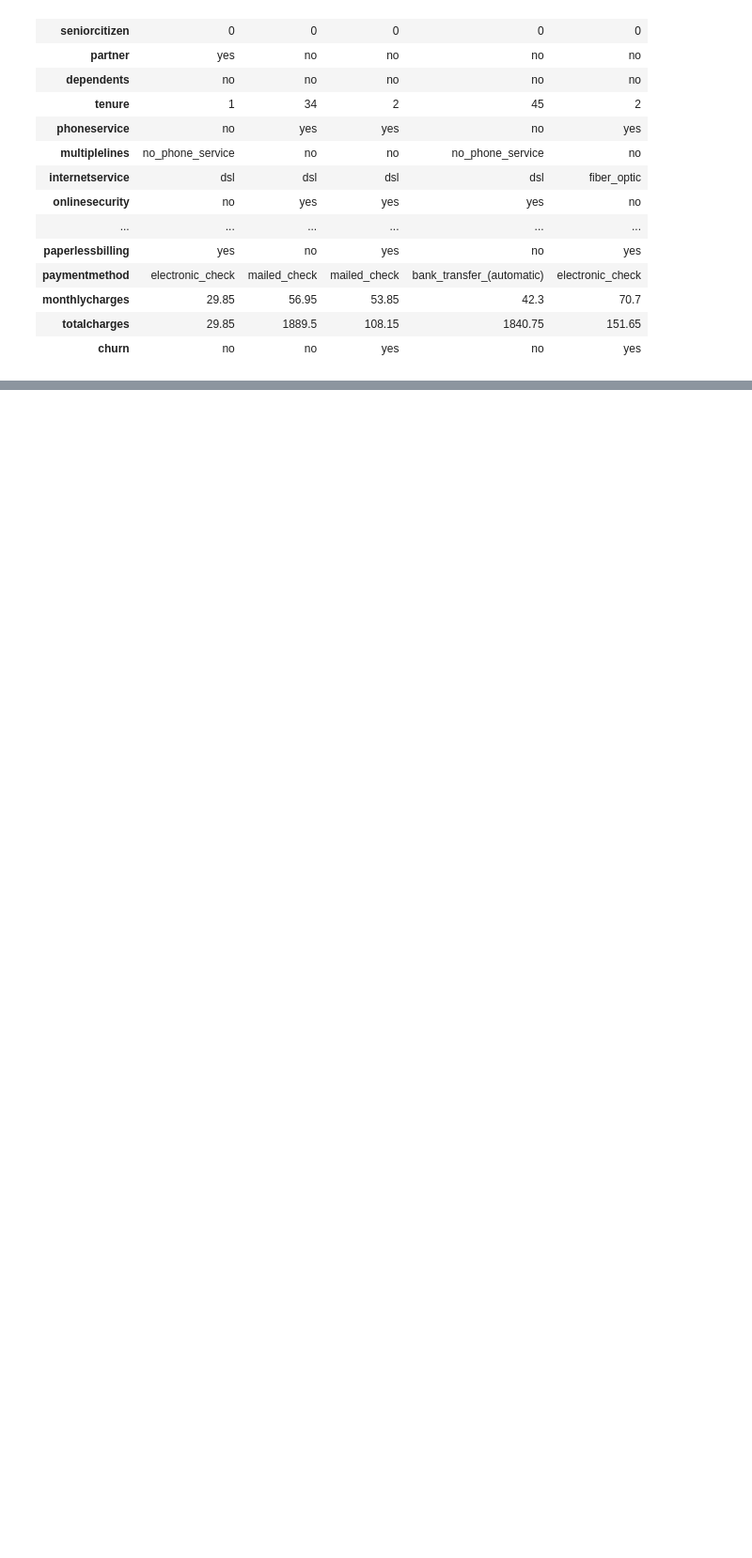
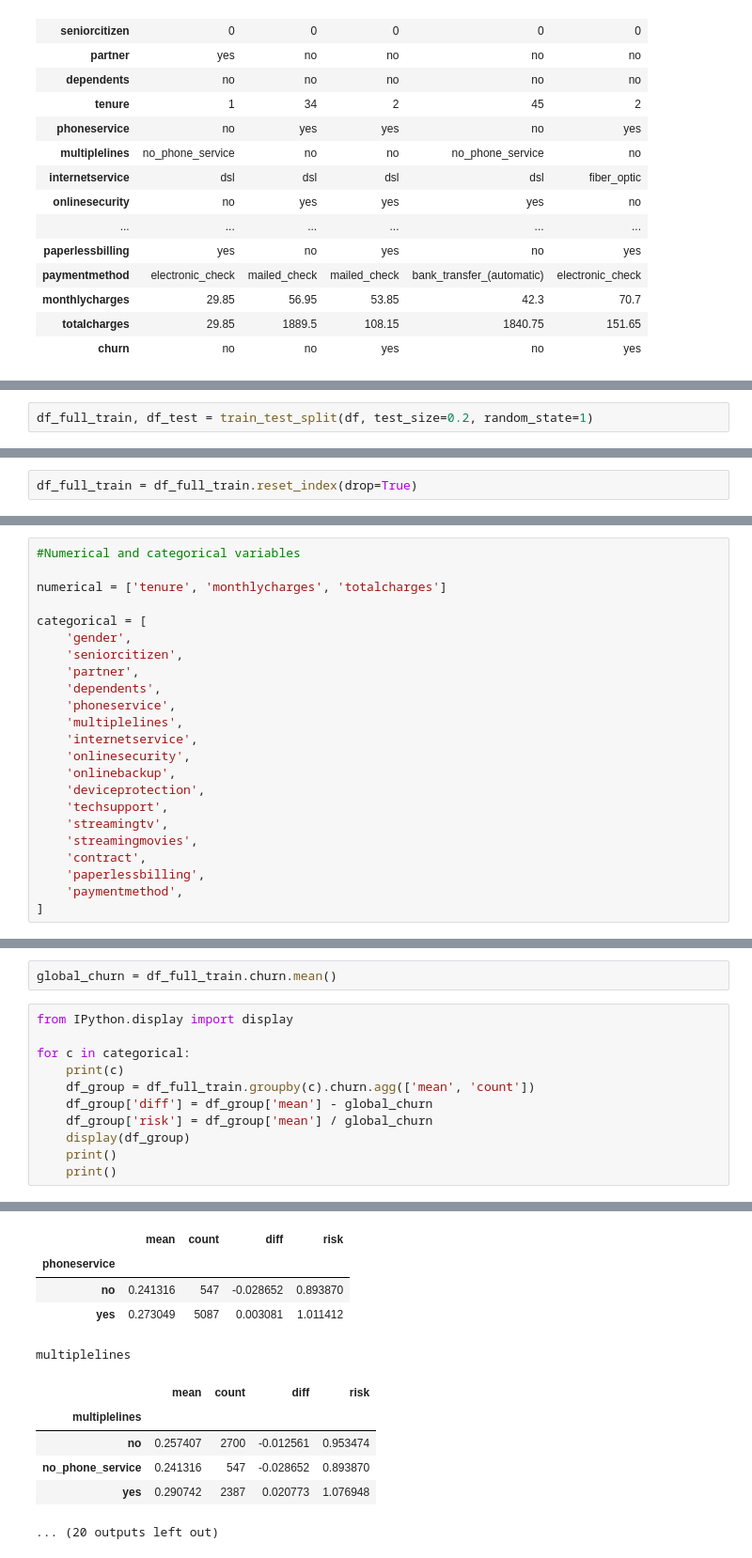
Before and after one commit to TEE-PLUS/ML-Zoomcamp, a Jupyter notebook: Module 03-classification/Module 03_note.ipynb, the cells around one changed output, grey strips where cells are left out. Shown at 94% size. Saved outputs shown, nothing was run; the diff lists cells and outputs as text; blank space fills up the shorter version.

```diff
--- a/Module 03-classification/Module 03_note.ipynb
+++ b/Module 03-classification/Module 03_note.ipynb
@@ -151,0 +166,2 @@ df[tc.isnull()][['customer']]
+# %%
+df_full_train, df_test = train_test_split(df, test_size=0.2, random_state=1)
@@ -151,0 +191,2 @@ df[tc.isnull()][['customer']]
+# %%
+df_full_train = df_full_train.reset_index(drop=True)
@@ -151,0 +226,23 @@ df[tc.isnull()][['customer']]
+# %%
+#Numerical and categorical variables
+
+numerical = ['tenure', 'monthlycharges', 'totalcharges']
+
+categorical = [
+    'gender',
+    'seniorcitizen',
+    'partner',
+    'dependents',
+    'phoneservice',
+    'multiplelines',
+    'internetservice',
+    'onlinesecurity',
+    'onlinebackup',
+    'deviceprotection',
+    'techsupport',
+    'streamingtv',
+    'streamingmovies',
+    'contract',
+    'paperlessbilling',
+    'paymentmethod',
+]
@@ -151,0 +271,14 @@ df[tc.isnull()][['customer']]
+# %%
+global_churn = df_full_train.churn.mean()
+# %%
+from IPython.display import display
+
+for c in categorical:
+    print(c)
+    df_group = df_full_train.groupby(c).churn.agg(['mean', 'count'])
+    df_group['diff'] = df_group['mean'] - global_churn
+    df_group['risk'] = df_group['mean'] / global_churn
+    display(df_group)
+    print()
+    print()
+# %% [output]
@@ -151,0 +306,11 @@ df[tc.isnull()][['customer']]
+|  | mean | count | diff | risk |
+| phoneservice |  |  |  |  |
+| no | 0.241316 | 547 | -0.028652 | 0.893870 |
+| yes | 0.273049 | 5087 | 0.003081 | 1.011412 |
+multiplelines
+|  | mean | count | diff | risk |
+| multiplelines |  |  |  |  |
+| no | 0.257407 | 2700 | -0.012561 | 0.953474 |
+| no_phone_service | 0.241316 | 547 | -0.028652 | 0.893870 |
+| yes | 0.290742 | 2387 | 0.020773 | 1.076948 |
+... (20 outputs left out)
```
Also changed, not shown: parts of 55 cells of this notebook, 1 other file.
